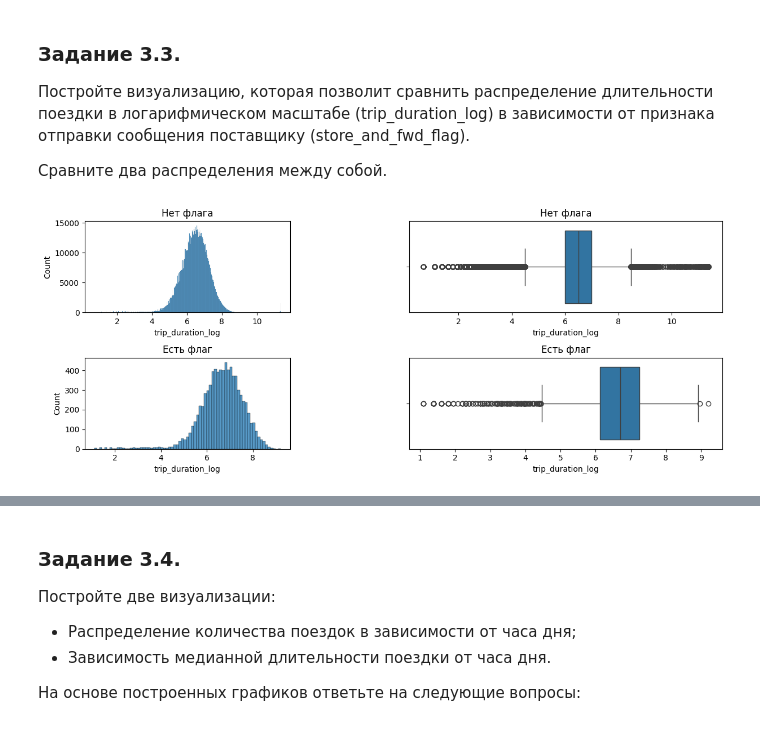
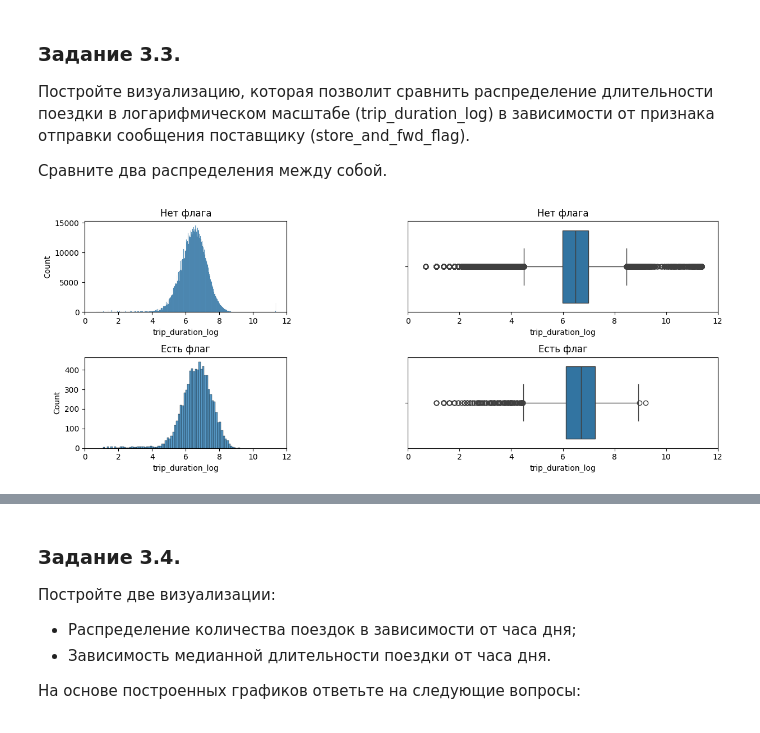
Before and after one commit to AntonYurkovskiy/Project_5_NY_City_Taxi_Trip_Duration, a Jupyter notebook: Project-5._Ноутбук-шаблон.ipynb, the cells around one changed output, grey strips where cells are left out. Cells and saved outputs as stored; diff of their text form; code cells hidden in the pictures.

```diff
--- a/Project-5._Ноутбук-шаблон.ipynb
+++ b/Project-5._Ноутбук-шаблон.ipynb
@@ -611,24 +611,29 @@ p-value = 0.00
 # ваш код здесь
 
 vendor_mask = taxi_data['vendor_id']==1
+lim =  (0,12)
 
 plt.figure(figsize=[20, 5])
 
 plt.subplot2grid((2, 10), (0, 0), colspan=2)
 sns.histplot(data=taxi_data[vendor_mask], x='trip_duration_log')
 plt.title('Таксопарк №1')
+plt.xlim(lim)
 
 plt.subplot2grid((2, 10), (0, 3), colspan=3)
 sns.boxplot(data=taxi_data[vendor_mask], x='trip_duration_log',orient='h' )
 plt.title('Таксопарк №1')
+plt.xlim(lim)
 
 plt.subplot2grid((2, 10), (1, 0), colspan=2)
 sns.histplot(data=taxi_data[~vendor_mask], x='trip_duration_log')
 plt.title('Таксопарк №2')
+plt.xlim(lim)
 
 plt.subplot2grid((2, 10), (1, 3), colspan=3)
 sns.boxplot(data=taxi_data[~vendor_mask], x='trip_duration_log',orient='h' );
 plt.title('Таксопарк №2')
+plt.xlim(lim)
 
 plt.tight_layout()
 plt.show();
@@ -642,29 +649,31 @@ plt.show();
 # %%
 # ваш код здесь
 
 flag_mask = taxi_data['store_and_fwd_flag']=='N'
 
 plt.figure(figsize=[20, 5])
 
 plt.subplot2grid((2, 10), (0, 0), colspan=2)
 sns.histplot(data=taxi_data[flag_mask], x='trip_duration_log')
 plt.title('Нет флага')
+plt.xlim(lim)
 
 plt.subplot2grid((2, 10), (0, 3), colspan=3)
 sns.boxplot(data=taxi_data[flag_mask], x='trip_duration_log',orient='h' )
 plt.title('Нет флага')
+plt.xlim(lim)
 
 plt.subplot2grid((2, 10), (1, 0), colspan=2)
 sns.histplot(data=taxi_data[~flag_mask], x='trip_duration_log')
 plt.title('Есть флаг')
+plt.xlim(lim)
 
 plt.subplot2grid((2, 10), (1, 3), colspan=3)
 sns.boxplot(data=taxi_data[~flag_mask], x='trip_duration_log',orient='h' );
 plt.title('Есть флаг')
+plt.xlim(lim)
 
 plt.tight_layout()
 plt.show();
-
-# taxi_data['store_and_fwd_flag'].value_counts()
 # %% [output]
-[figure, old version]
+[figure, new version]
```
Also changed, not shown: parts of 18 cells of this notebook.
